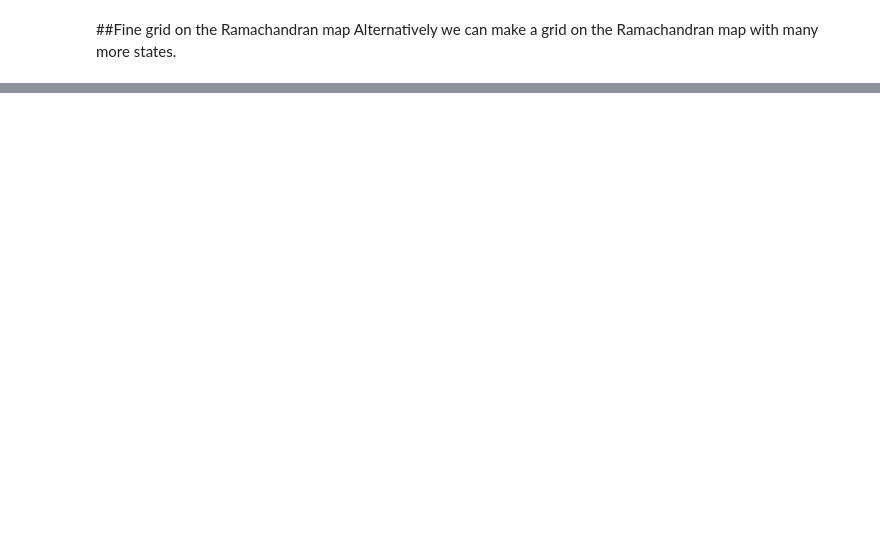
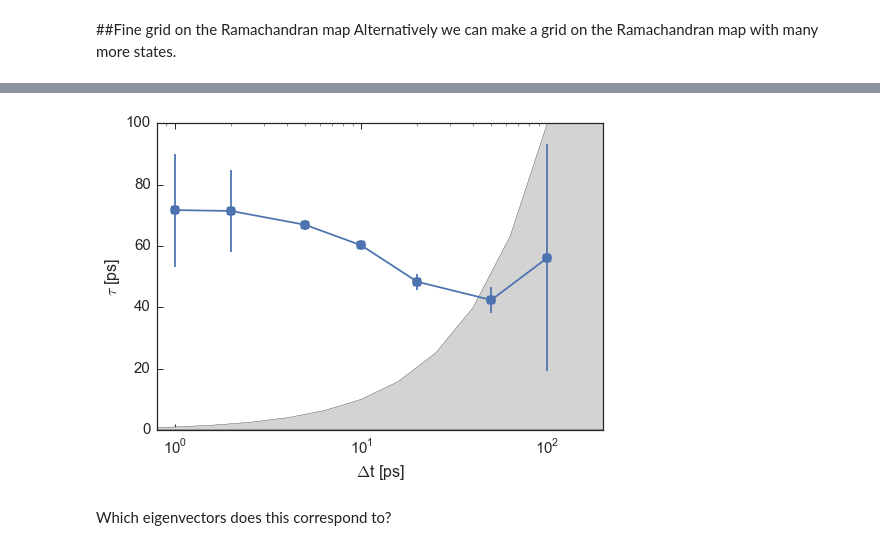
Before and after one commit to BioKT/MasterMSM, a Jupyter notebook: examples/alanine_dipeptide/ala_dipeptide_discretize.ipynb, the cells around one changed output, grey strips where cells are left out. Cells and saved outputs as stored; diff of their text form; code cells hidden in the pictures; blank space fills up the shorter version.

```diff
--- a/examples/alanine_dipeptide/ala_dipeptide_discretize.ipynb
+++ b/examples/alanine_dipeptide/ala_dipeptide_discretize.ipynb
@@ -99,12 +83,16 @@ for i in [1, 2, 5, 7, 10, 20, 50, 100]:
 # %%
 tau_vs_lagt = np.array([[x,msm_alaTB_grid.msms[x].tauT[0],msm_alaTB_grid.msms[x].tau_std[0]] \
                for x in sorted(msm_alaTB_grid.msms.keys())])
 fig, ax = plt.subplots()
 ax.errorbar(tau_vs_lagt[:,0],tau_vs_lagt[:,1],fmt='o-', yerr=tau_vs_lagt[:,2], markersize=10)
 ax.fill_between(10**np.arange(-0.2,3,0.2), 1e-1, 10**np.arange(-0.2,3,0.2), facecolor='lightgray')
 ax.set_xlabel(r'$\Delta$t [ps]', fontsize=16)
 ax.set_ylabel(r'$\tau$ [ps]', fontsize=16)
 ax.set_xlim(0.8,200)
-ax.set_ylim(25,60)
+ax.set_ylim(0,100)
 _ = ax.set_xscale('log')
 #ax.set_yscale('log')
+# %% [output]
+[figure, added]
+# %% [markdown]
+Which eigenvectors does this correspond to?
```
Also changed, not shown: parts of 9 cells of this notebook, 3 other files.
